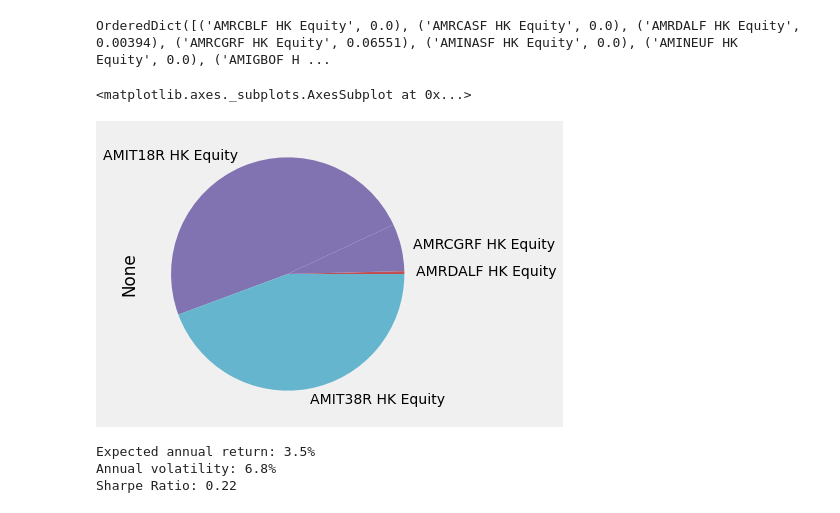
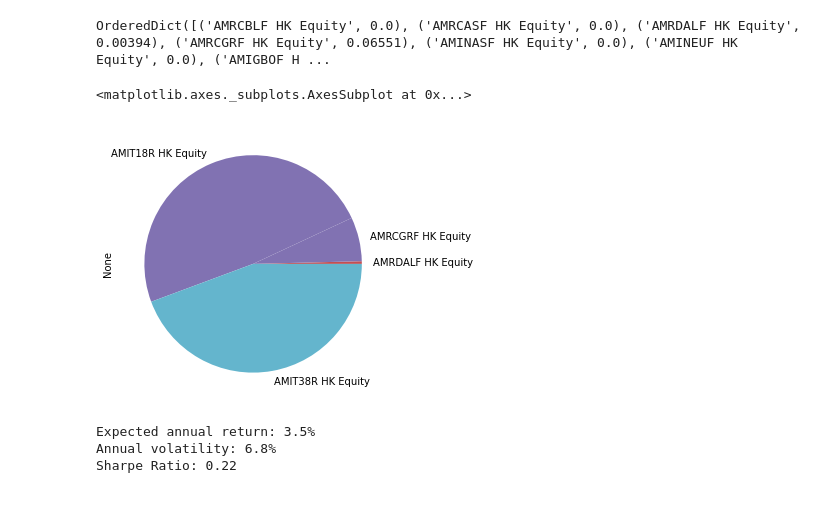
Before and after one commit to delladolphin/Data-Intelligence-Bootcademy, a Jupyter notebook: Capstone presentation_AMTD.ipynb, the cells around one changed output. Drawn from its saved outputs; the diff is of its cells as text; code cells hidden in the pictures.

```diff
--- a/Capstone presentation_AMTD.ipynb
+++ b/Capstone presentation_AMTD.ipynb
@@ -14,8 +14,7 @@ import numpy as np
 from datetime import datetime
 from matplotlib import pyplot as plt
 
-plt.style.use('fivethirtyeight')
-
+#plt.style.use('fivethirtyeight')
 df = pd.read_excel("AMTD.xlsx", parse_dates=True, index_col="date")
 # %%
 df.apply(pd.to_numeric, errors='ignore')
@@ -329,8 +207,8 @@ print(cleaned_weights) #Note the weights may have some rounding error, meaning t
 # %% [output]
 OrderedDict([('AMRCBLF HK Equity', 0.0), ('AMRCASF HK Equity', 0.0), ('AMRDALF HK Equity', 0.00394), ('AMRCGRF HK Equity', 0.06551), ('AMINASF HK Equity', 0.0), ('AMINEUF HK Equity', 0.0), ('AMIGBOF H ...
 # %%
-pd.Series(weights).plot.pie(figsize=(5,5))
+pd.Series(cleaned_weights).plot.pie(figsize=(5,5))
 # %% [output]
 <matplotlib.axes._subplots.AxesSubplot at 0x...>
-[figure, old version]
+[figure, new version]
 # %%
```
Also changed, not shown: parts of 49 cells of this notebook, 2 other files.
